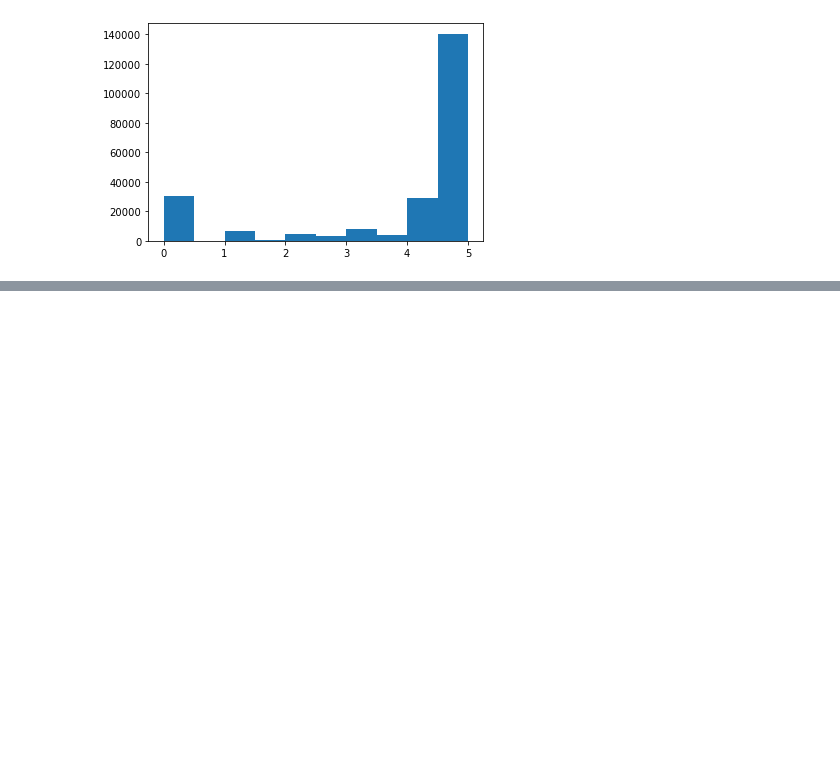
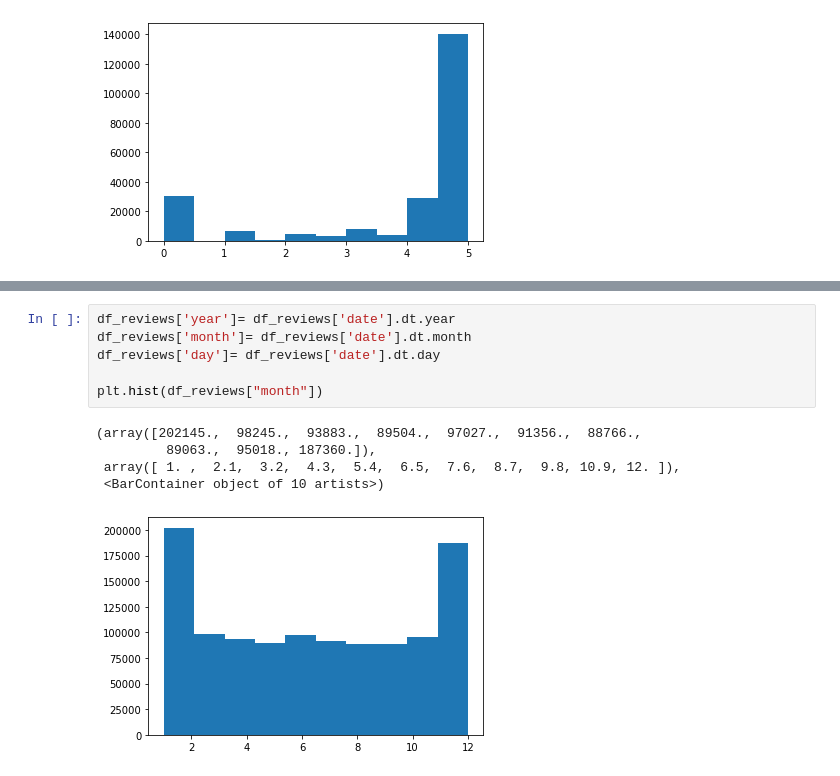
Before and after one commit to evajason/find_me_a_recipe, a Jupyter notebook: data_exploration.ipynb, the cells around one changed output, grey strips where cells are left out. Saved outputs shown, nothing was run; the diff lists cells and outputs as text; blank space fills up the shorter version.

```diff
--- a/data_exploration.ipynb
+++ b/data_exploration.ipynb
@@ -59,0 +107,12 @@ Mean reviews by a user:  4.997122302158274
+# %%
+df_reviews['year']= df_reviews['date'].dt.year
+df_reviews['month']= df_reviews['date'].dt.month
+df_reviews['day']= df_reviews['date'].dt.day
+
+plt.hist(df_reviews["month"])
+# %% [output]
+(array([202145.,  98245.,  93883.,  89504.,  97027.,  91356.,  88766.,
+         89063.,  95018., 187360.]),
+ array([ 1. ,  2.1,  3.2,  4.3,  5.4,  6.5,  7.6,  8.7,  9.8, 10.9, 12. ]),
+ <BarContainer object of 10 artists>)
+[figure, added]
```
Also changed, not shown: parts of 15 cells of this notebook.
